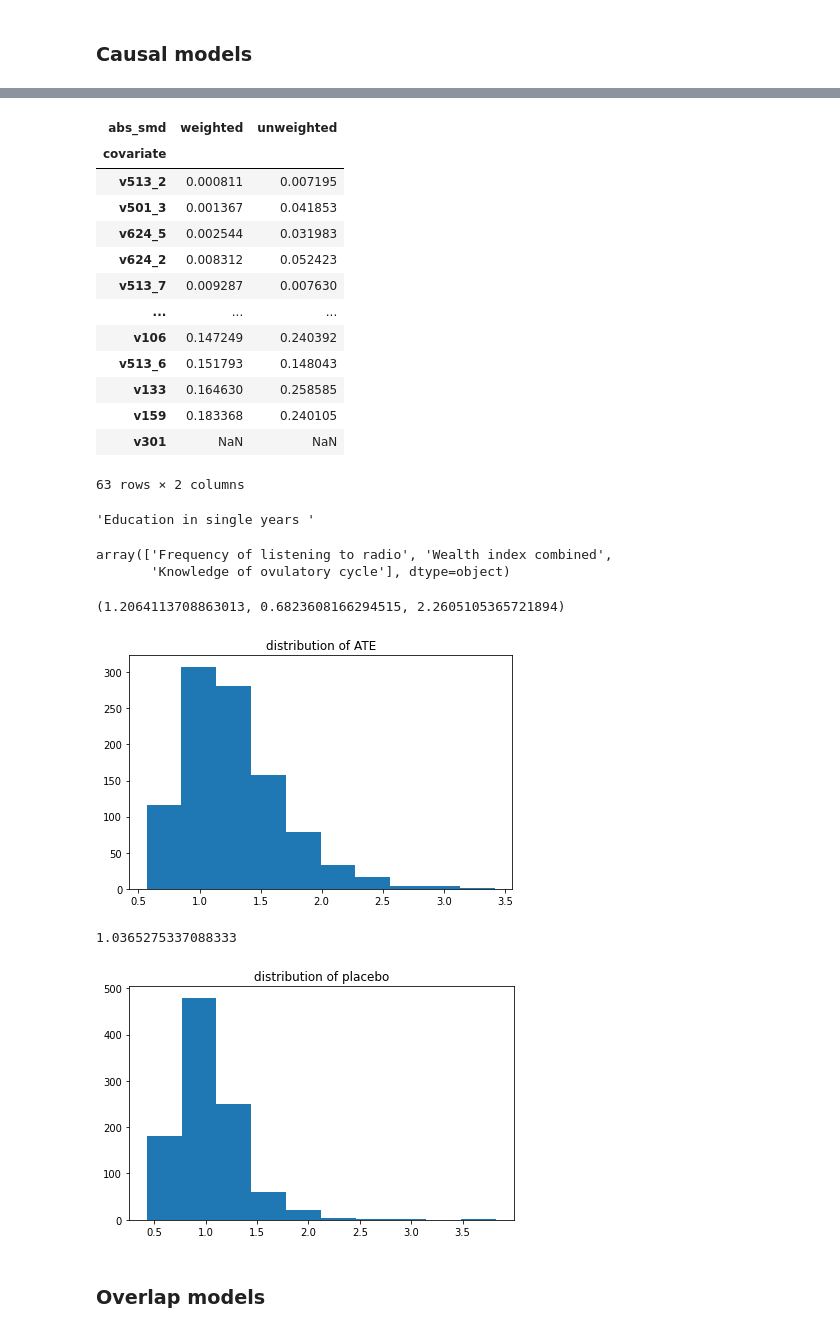
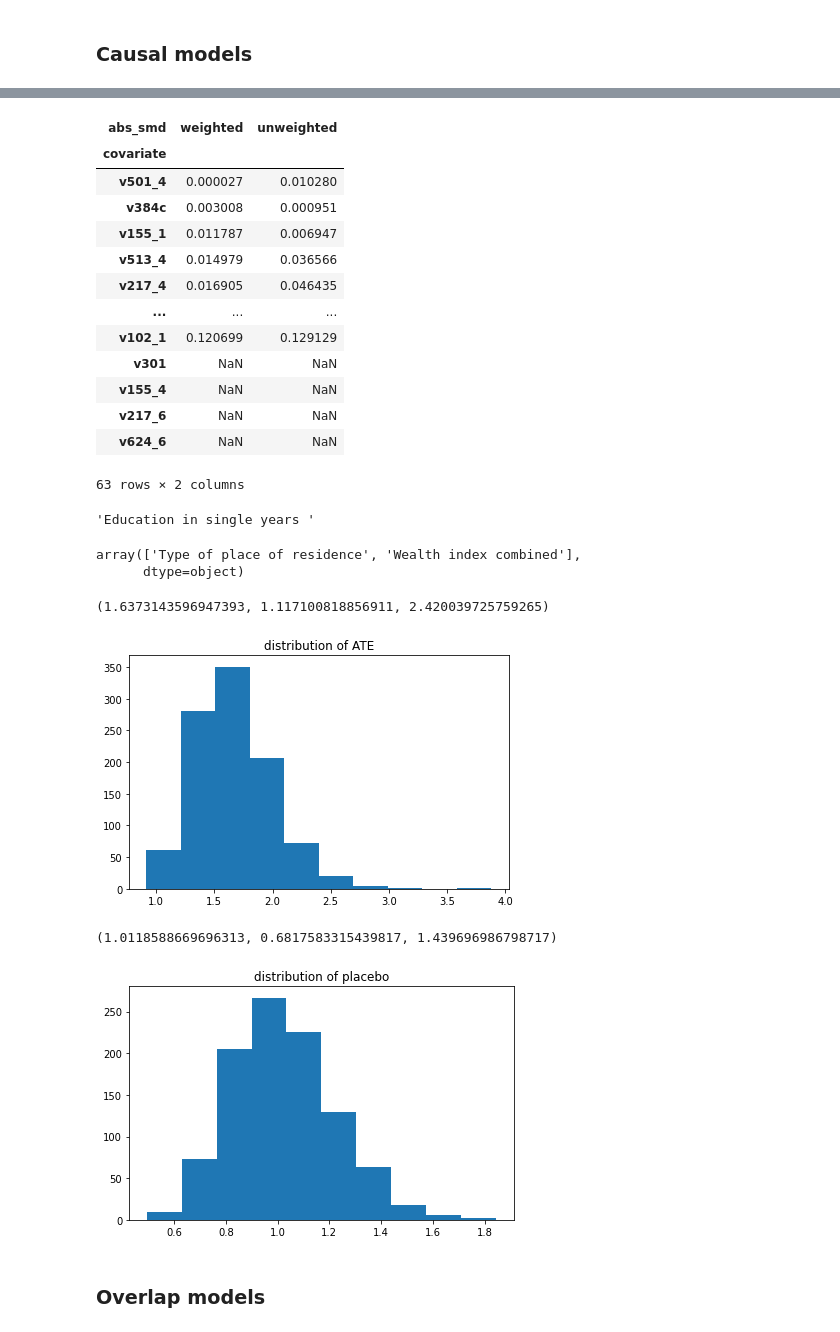
Before and after one commit to Viktour19/overlap-fp, a Jupyter notebook: ptree_exps.ipynb, the cells around one changed output, grey strips where cells are left out. Drawn from its saved outputs; the diff is of its cells as text; code cells hidden in the pictures.

Commit message:
sl model

```diff
--- a/ptree_exps.ipynb
+++ b/ptree_exps.ipynb
@@ -34,5 +34,6 @@ data[['treatment', 'outcome']].groupby(['treatment']).mean()
 # %%
 print([description(x, varenc) for x in pd.read_csv(DATA_PATH).columns[:-2]])
 # %%
-DATA_PATH = folder + 'data/fp_ng-2-select1621335257-support.csv'
-X_df, a, y = get_data(data_path=DATA_PATH, encode=False)
+ENCODE = True
+DATA_PATH = folder + 'data/fp_sl_select1622022777.csv'
+X_df, a, y = get_data(data_path=DATA_PATH, encode=ENCODE)
@@ -64,3 +58,4 @@ bootstrap_marginal(data_path=DATA_PATH, effect_type='or')
 # %%
-evaluations, X_test, a_test, y_test = propensity_model(data_path=DATA_PATH, encode=False, method='sigmoid')
+MODEL = 'ipw'
+evaluations, X_test, a_test, y_test = propensity_model(data_path=DATA_PATH, encode=ENCODE, method='sigmoid', model=MODEL)
 # %% [output]
@@ -70,17 +65,17 @@ evaluations.scores.covariate_balance.sort_values(by='weighted')
 # %% [output]
 | abs_smd | weighted | unweighted |
 | covariate |  |  |
-| v513_2 | 0.000811 | 0.007195 |
-| v501_3 | 0.001367 | 0.041853 |
-| v624_5 | 0.002544 | 0.031983 |
-| v624_2 | 0.008312 | 0.052423 |
-| v513_7 | 0.009287 | 0.007630 |
+| v501_4 | 0.000027 | 0.010280 |
+| v384c | 0.003008 | 0.000951 |
+| v155_1 | 0.011787 | 0.006947 |
+| v513_4 | 0.014979 | 0.036566 |
+| v217_4 | 0.016905 | 0.046435 |
 | ... | ... | ... |
-| v106 | 0.147249 | 0.240392 |
-| v513_6 | 0.151793 | 0.148043 |
-| v133 | 0.164630 | 0.258585 |
-| v159 | 0.183368 | 0.240105 |
+| v102_1 | 0.120699 | 0.129129 |
 | v301 | NaN | NaN |
+| v155_4 | NaN | NaN |
+| v217_6 | NaN | NaN |
+| v624_6 | NaN | NaN |
 63 rows × 2 columns
 # %%
 description('v133',varenc)
@@ -89,20 +84,20 @@ description('v133',varenc)
 # %%
 covbal_eval(evaluations, 3)
 # %% [output]
-array(['Frequency of listening to radio', 'Wealth index combined',
-       'Knowledge of ovulatory cycle'], dtype=object)
+array(['Type of place of residence', 'Wealth index combined'],
+      dtype=object)
 # %%
 bootstrap_effects(evaluations.models, X_test, a_test, y_test, n_bootstrap=1000, effect_type='or')
 # %% [output]
-(1.2064113708863013, 0.6823608166294515, 2.2605105365721894)
+(1.6373143596947393, 1.117100818856911, 2.420039725759265)
-[figure, old version]
+[figure, new version]
 # %%
 bestmodel = evaluations.models.learner.steps[1][1].best_estimator_
 # %%
-placebo_effects(bestmodel, X_test, a_test, y_test, n_bootstrap=1000)
+placebo_effects(bestmodel, X_test, a_test, y_test, n_bootstrap=1000, model=MODEL)
 # %% [output]
-1.0365275337088333
+(1.0118588669696313, 0.6817583315439817, 1.439696986798717)
-[figure, old version]
+[figure, new version]
 # %%
 # evaluations, X_test, y_test, a_test = outcome_model(data_path=DATA_PATH, encode=True)
 # evaluations.scores
```
Also changed, not shown: parts of 7 cells of this notebook, 1 other file.
